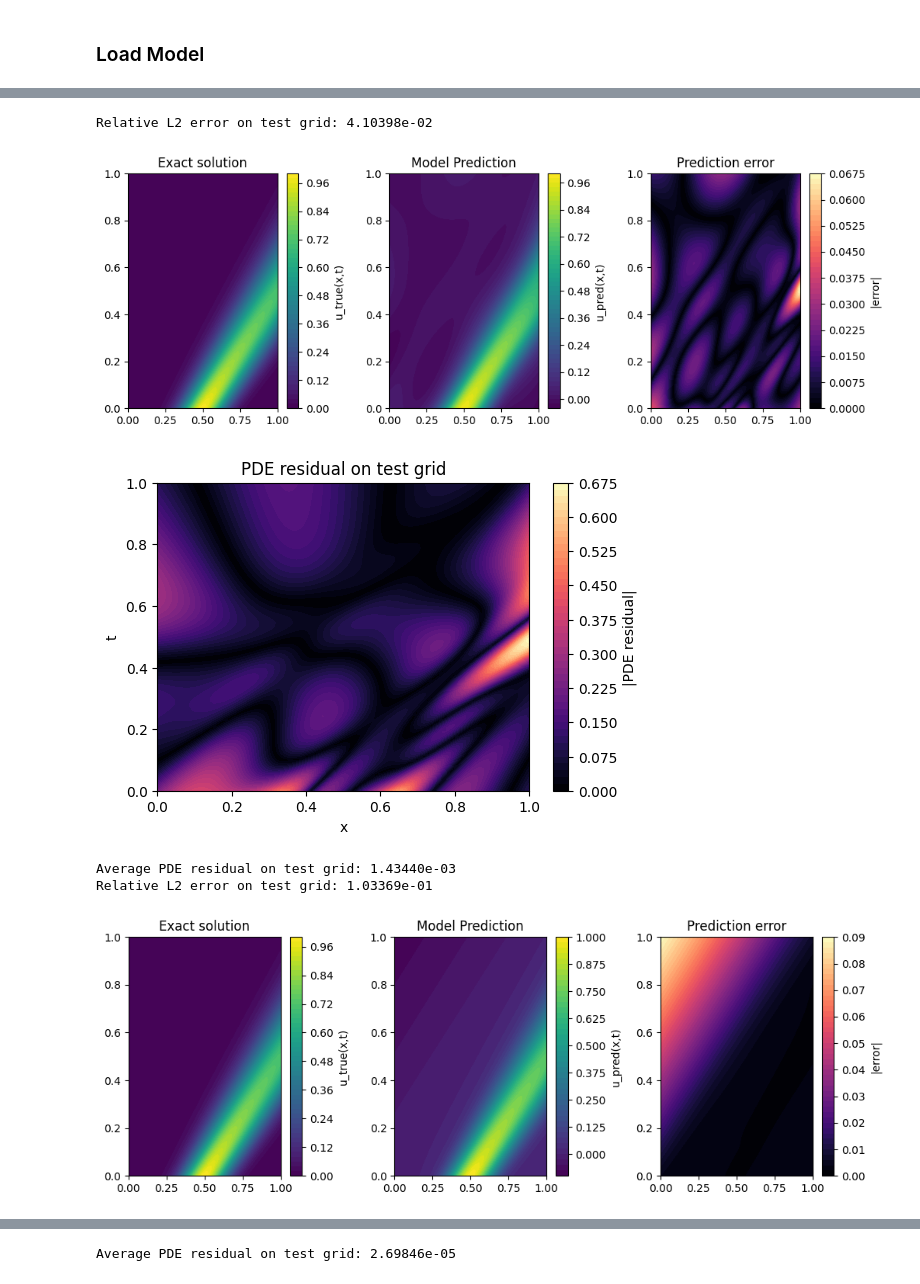
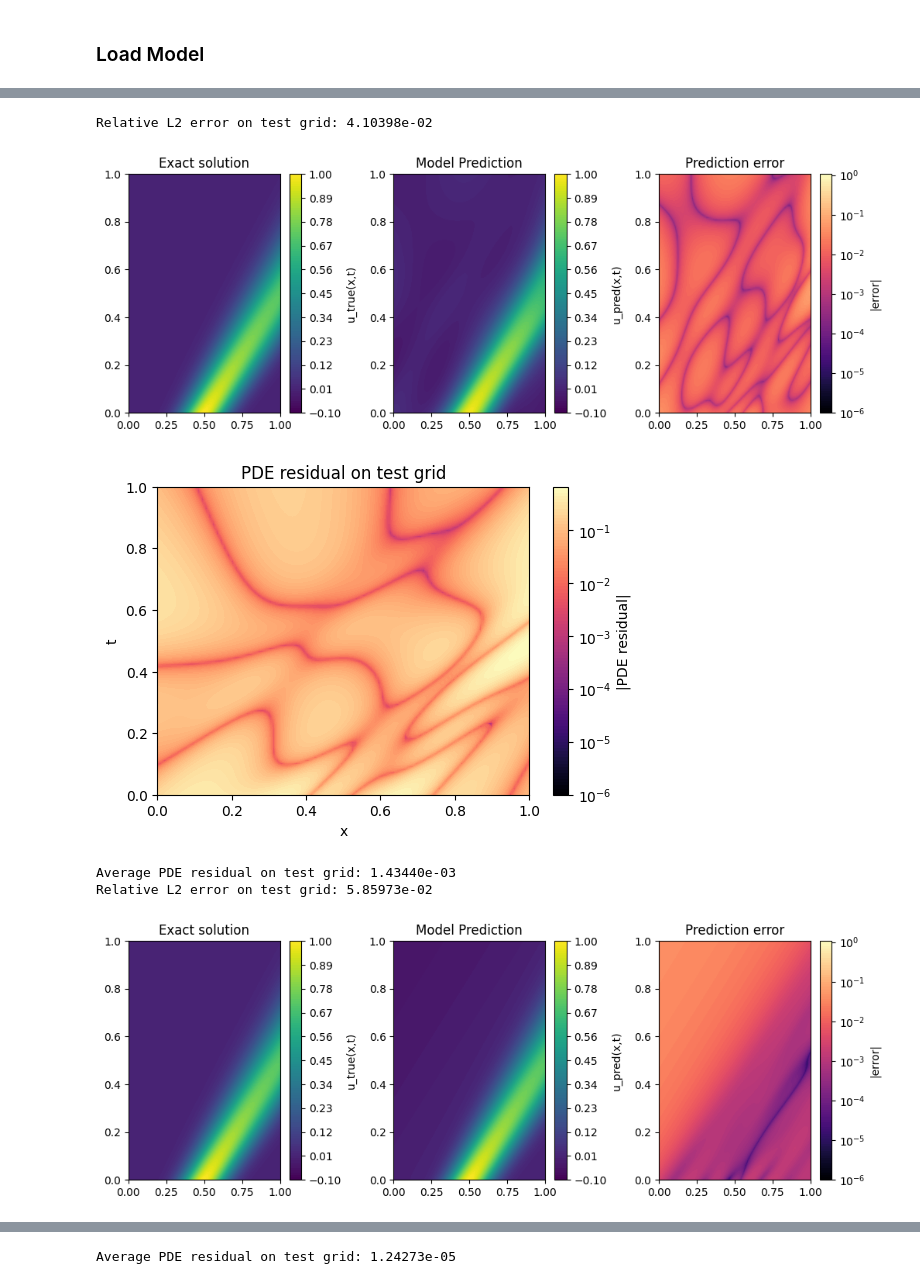
Before and after one commit to Saul-Harwin/PINNs-vs-Data-Driven-Neural-Networks-for-Fluid-Flow, a Jupyter notebook: main.ipynb, the cells around one changed output, grey strips where cells are left out. Drawn from its saved outputs; the diff is of its cells as text; code cells hidden in the pictures.

```diff
--- a/main.ipynb
+++ b/main.ipynb
@@ -359,7 +379,7 @@ class PINNData:
     u_obs: torch.Tensor
 
     # collocation points
-    X_physics: torch.Tensor
+    N_physics: int
 
     # initial condition
     X_ic: torch.Tensor
@@ -373,6 +393,11 @@ class PINNData:
     # error history
     error: list
 
+    def sample_physics(self):
+        x = torch.rand(self.N_physics, 1, requires_grad=True)
+        t = torch.rand(self.N_physics, 1, requires_grad=True)
+        return torch.cat([x, t], dim=1)
+
 @dataclass
 class PDEConfig:
     c: float
@@ -673,7 +700,7 @@ pinn_data = PINNData(
     X_obs=X_obs,
     u_obs=u_obs,
 
-    X_physics=X_physics,
+    N_physics=N_physics,
 
     X_ic=X_ic,
     u_ic=u_ic_target,
@@ -733,0 +755,7 @@ Training finished. Checkpoint saved to pinn_full_checkpoint.pth
+# %%
+plot_pinn_losses(pinn_data.L_data, pinn_data.L_phys, pinn_data.L_ic, window=200)
+plot_error_history(pinn_data.error, window=200)
+
+res_pinn = compute_pde_residual(pinn_data, pinn_model, c, D)
+res_limit = res_pinn.max().item()
+plot_pde_residual(pinn_data, res_pinn, res_limit)
@@ -832,22 +880,40 @@ loaded_pinn_pde  = pinn_checkpoint["pde_params"]
 # %%
+# Compute relative max error for each dataset
+# Convert tensors to numpy for linspace
+err_max = max(max(loaded_nn_data.error), max(loaded_pinn_data.error))
+err_max = np.round(err_max*10, 1) / 10.0  # rounds to nearest 0.1
+
+err_min = min(min(loaded_nn_data.error), min(loaded_pinn_data.error))
+err_min = min(err_min, 1e-6)  # avoid going below 1e-6 for log scale
+
+res_nn = compute_pde_residual(loaded_nn_data, loaded_nn_model, loaded_nn_pde.c, loaded_nn_pde.D)
+res_pinn = compute_pde_residual(loaded_pinn_data, loaded_pinn_model, loaded_pinn_pde.c, loaded_pinn_pde.D)
+
+res_limit = max(res_nn.max(), res_pinn.max())
 
 test_generalization(
     model=loaded_nn_model,
     data=loaded_nn_data,
     pde_params=loaded_nn_pde,
-    test_points=100  # adjust resolution if desired
+    test_points=100,  # adjust resolution if desired
+    sol_limit=1.0,
+    err_limit=[err_min, err_max],
+    res_limit=res_limit
 )
 
 test_generalization(
     model=loaded_pinn_model,
     data=loaded_pinn_data,
     pde_params=loaded_pinn_pde,
-    test_points=100  # adjust resolution if desired
+    test_points=100,  # adjust resolution if desired,
+    sol_limit=1.0,
+    err_limit=[err_min, err_max],
+    res_limit=res_limit
 )
 # %% [output]
 Relative L2 error on test grid: 4.10398e-02
-[figure, old version]
+[figure, new version]
-[figure, old version]
+[figure, new version]
 Average PDE residual on test grid: 1.43440e-03
-Relative L2 error on test grid: 1.03369e-01
+Relative L2 error on test grid: 5.85973e-02
-[figure, old version]
+[figure, new version]
@@ -855 +921 @@ Relative L2 error on test grid: 1.03369e-01
-Average PDE residual on test grid: 2.69846e-05
+Average PDE residual on test grid: 1.24273e-05
```
Also changed, not shown: parts of 16 cells of this notebook, 16 other files.
